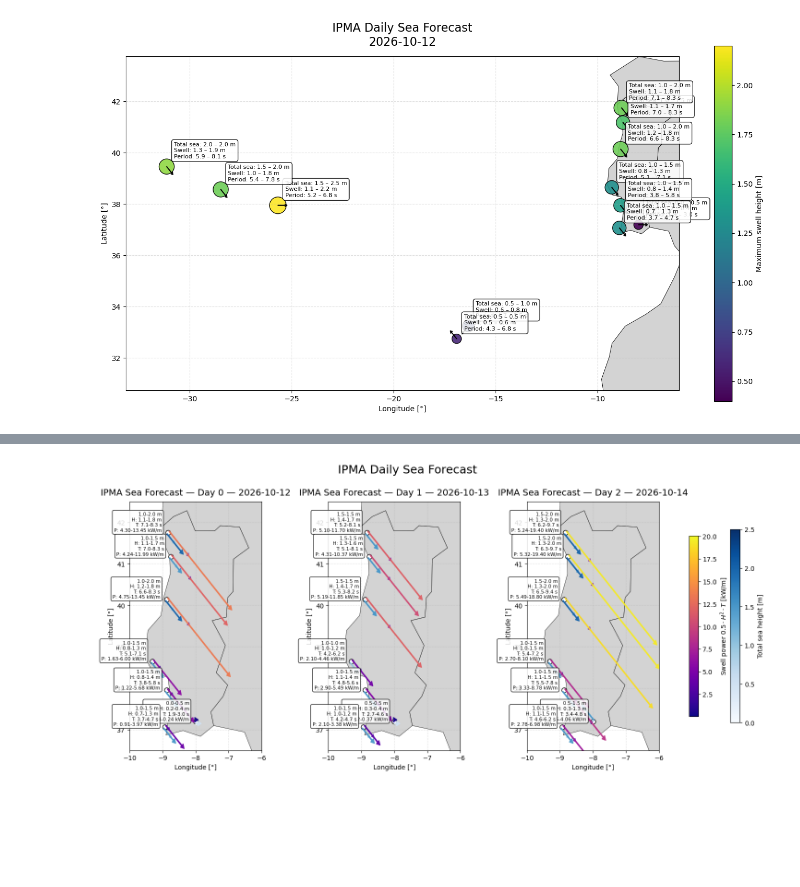
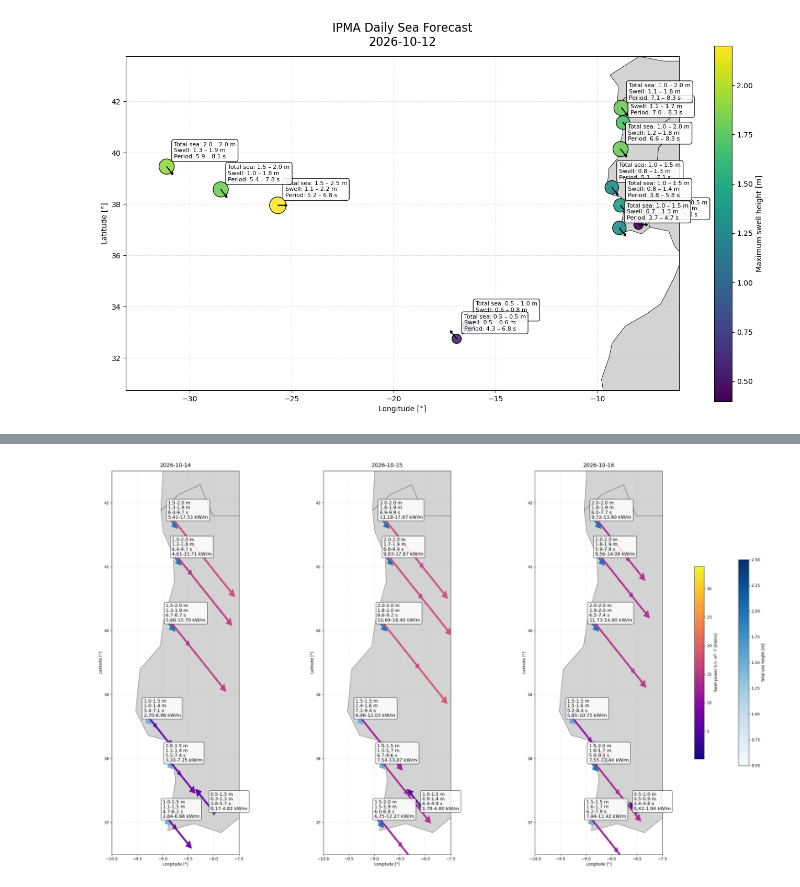
Before and after one commit to c-radicallis/IPMA-API, a Jupyter notebook: plotting_forecast.ipynb, the cells around one changed output, grey strips where cells are left out. Saved outputs shown, nothing was run; the diff lists cells and outputs as text; code cells hidden in the pictures; blank space fills up the shorter version.

Commit message:
commit before fixing geometry and arrow scaling

```diff
--- a/plotting_forecast.ipynb
+++ b/plotting_forecast.ipynb
@@ -839,10 +423,10 @@ ISLANDS = False  # True: include Madeira/Azores, False: continental Portugal onl
 BASE_URL = "https://api.ipma.pt/open-data/forecast/oceanography/daily/hp-daily-sea-forecast-day{}.json"
 DAYS = [0, 1, 2]
 
-TOTAL_ARROW_SCALE = 0.35
-SWELL_ARROW_SCALE = 0.2
-MIN_ARROW_LENGTH = 0.08
-ARROW_OFFSET = 0.045
+TOTAL_ARROW_SCALE = 0.1
+SWELL_ARROW_SCALE = 0.1
+MIN_ARROW_LENGTH = 0.02
+ARROW_OFFSET = 0.02
 
 direction_angles = {"N": 0, "NE": 45, "E": 90, "SE": 135, "S": 180, "SW": 225, "W": 270, "NW": 315}
 
@@ -869,23 +453,16 @@ numeric_columns = [
     "wavePeriodMin", "wavePeriodMax",
     "waveHighMin", "waveHighMax",
     "totalSeaMin", "totalSeaMax",
-    "sstMin", "sstMax"
-]
+    "sstMin", "sstMax"]
 
-df[numeric_columns] = df[numeric_columns].apply(
-    pd.to_numeric, errors="coerce"
-)
+df[numeric_columns] = df[numeric_columns].apply(pd.to_numeric, errors="coerce")
 
 # Swell power
 df["swellPowerMin"] = 0.5 * df["waveHighMin"]**2 * df["wavePeriodMin"]
 df["swellPowerMax"] = 0.5 * df["waveHighMax"]**2 * df["wavePeriodMax"]
 
 # GeoDataFrame
-gdf = gpd.GeoDataFrame(
-    df,
-    geometry=[Point(x, y) for x, y in zip(df.longitude, df.latitude)],
-    crs="EPSG:4326"
-)
+gdf = gpd.GeoDataFrame( df, geometry=[Point(x, y) for x, y in zip(df.longitude, df.latitude)], crs="EPSG:4326")
 
 # Background map
 world = gpd.read_file("https://naturalearth.s3.amazonaws.com/110m_cultural/ne_110m_admin_0_countries.zip").to_crs("EPSG:4326")
@@ -900,17 +477,10 @@ swell_cmap = plt.cm.plasma
 # Figure
 # Create figure
 if ISLANDS:
-    fig, axes = plt.subplots(
-        nrows=3,
-        ncols=1,
-        figsize=(14, 18)
-    )
+    fig, axes = plt.subplots( nrows=3, ncols=1, figsize=(14, 18) )
+
 else:
-    fig, axes = plt.subplots(
-        nrows=1,
-        ncols=3,
-        figsize=(18, 7)
-    )
+    fig, axes = plt.subplots( nrows=1, ncols=3, figsize=(32, 18))
 
 axes = np.atleast_1d(axes)
 
@@ -918,11 +488,9 @@ for ax, day in zip(axes, DAYS):
 
     day_data = gdf[gdf.forecast_day == day]
 
-    world.plot(ax=ax, facecolor="lightgrey", edgecolor="black",
-               linewidth=0.5, zorder=1)
+    world.plot(ax=ax, facecolor="lightgrey", edgecolor="black", linewidth=0.5, zorder=1)
 
-    day_data.plot(ax=ax, color="white", edgecolor="black",
-                  linewidth=1, markersize=55, zorder=5)
+    day_data.plot(ax=ax, color="white", edgecolor="black", linewidth=1, markersize=55, zorder=5)
 
     for _, row in day_data.iterrows():
 
@@ -941,16 +509,14 @@ for ax, day in zip(axes, DAYS):
         for _, value, width, head_width, head_length, alpha in total:
             length = max(MIN_ARROW_LENGTH, value * TOTAL_ARROW_SCALE)
 
-            ax.arrow(
-                x, y, dx * length, dy * length,
+            ax.arrow( x, y, dx * length, dy * length,
                 width=width,
                 head_width=head_width,
                 head_length=head_length,
                 length_includes_head=True,
                 color=total_cmap(total_norm(value)),
                 alpha=alpha,
-                zorder=6
-            )
+                zorder=6 )
 
         # Swell arrows
         x = row.longitude - dy * ARROW_OFFSET
@@ -959,72 +525,59 @@ for ax, day in zip(axes, DAYS):
         for _, power, width, head_width, head_length, alpha in swell:
             length = max(MIN_ARROW_LENGTH, power * SWELL_ARROW_SCALE)
 
-            ax.arrow(
-                x, y, dx * length, dy * length,
+            ax.arrow(x, y, dx * length, dy * length,
                 width=width,
                 head_width=head_width,
                 head_length=head_length,
                 length_includes_head=True,
                 color=swell_cmap(swell_norm(power)),
                 alpha=alpha,
-                zorder=7
-            )
+                zorder=7)
 
         # Information box
-        text = (
-            f"{row.totalSeaMin:.1f}-{row.totalSeaMax:.1f} m\n"
-            f"H: {row.waveHighMin:.1f}-{row.waveHighMax:.1f} m\n"
-            f"T: {row.wavePeriodMin:.1f}-{row.wavePeriodMax:.1f} s\n"
-            f"P: {row.swellPowerMin:.2f}-{row.swellPowerMax:.2f} kW/m"
-        )
+        text = (f"{row.totalSeaMin:.1f}-{row.totalSeaMax:.1f} m\n"
+                f"{row.waveHighMin:.1f}-{row.waveHighMax:.1f} m\n"          #H:
+                f"{row.wavePeriodMin:.1f}-{row.wavePeriodMax:.1f} s\n"      #T:
+                f"{row.swellPowerMin:.2f}-{row.swellPowerMax:.2f} kW/m")    #P:
 
-        ax.annotate(
-            text,
+        ax.annotate( text,
             xy=(row.longitude, row.latitude),
-            xytext=(-10, 0),
+            xytext=(-8, 0),
             textcoords="offset points",
-            fontsize=7.5,
+            fontsize=12,
             ha="right",
             va="bottom",
-            bbox=dict(
-                boxstyle="round,pad=0.35",
+            bbox=dict(boxstyle="round,pad=0.35",
                 facecolor="white",
                 edgecolor="black",
-                alpha=0.85
-            ),
-            zorder=10
-        )
+                alpha=0.85),
+            zorder=10)
 
     # Map limits and formatting
     if ISLANDS:
         margin = 2.0
         ax.set_xlim(gdf["longitude"].min() - margin, gdf["longitude"].max() + margin)
         ax.set_ylim(gdf["latitude"].min() - margin, gdf["latitude"].max() + margin)
     else:
-        ax.set_xlim(-10.0, -6.0)
+        ax.set_xlim(-10.0, -7.5)
         ax.set_ylim(36.5, 42.5)
 
     forecast_date = day_data.forecast_date.iloc[0]
 
-    ax.set_title(
-        f"IPMA Sea Forecast — Day {day} — {forecast_date}",
-        fontsize=14,
-        pad=10
-    )
+    ax.set_title( f"{forecast_date}", fontsize=14, pad=10 ) #IPMA Sea Forecast — Day {day} —
     ax.set_xlabel("Longitude [°]")
     ax.set_ylabel("Latitude [°]")
     ax.grid(True, linestyle="--", alpha=0.35)
 
 # Colour bars
 total_sm = ScalarMappable(norm=total_norm, cmap=total_cmap)
 total_sm.set_array([])
 fig.colorbar( total_sm, ax=axes, location="right", fraction=0.015, pad=0.05, label="Total sea height [m]")
 
 swell_sm = ScalarMappable(norm=swell_norm, cmap=swell_cmap)
 swell_sm.set_array([])
 fig.colorbar( swell_sm, ax=axes, location="right", fraction=0.015, pad=0.05, label=r"Swell power $0.5 \cdot H^2 \cdot T$ [kW/m]")
 
-fig.suptitle("IPMA Daily Sea Forecast", fontsize=18, y=0.995)
 plt.show()
 # %% [output]
-[figure, old version]
+[figure, new version]
```
Also changed, not shown: parts of 2 cells of this notebook.
